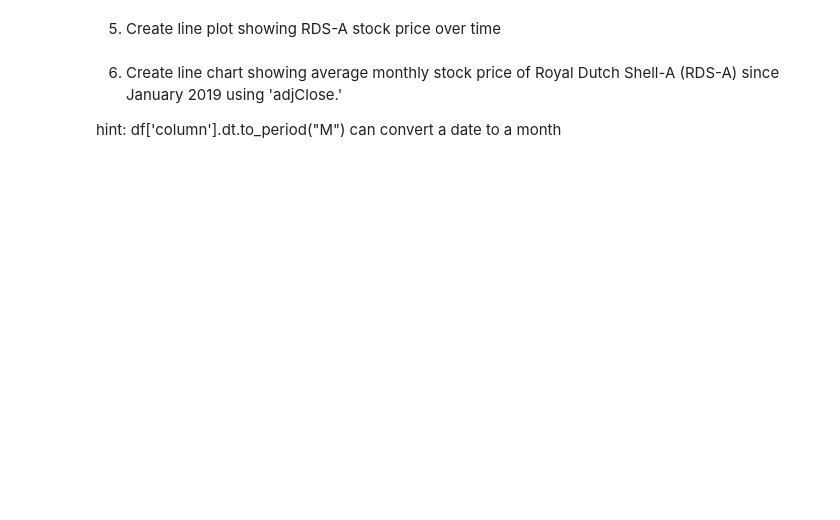
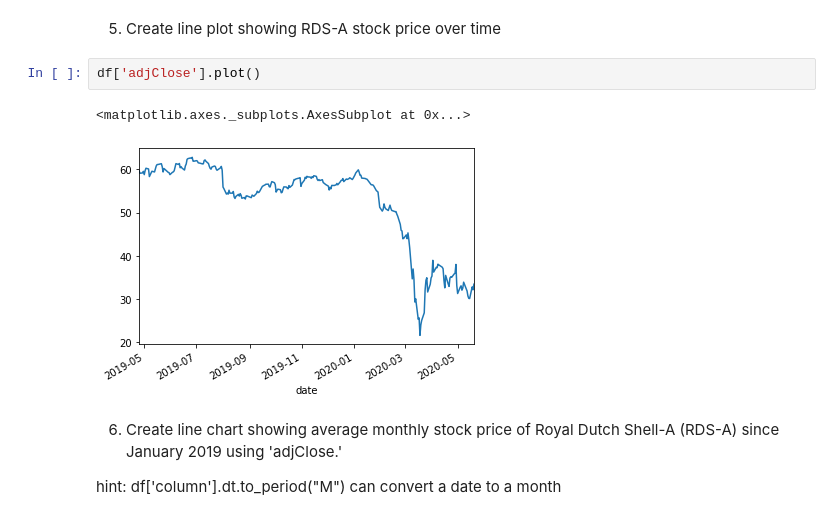
Before and after one commit to NachoLink/pyfi, a Jupyter notebook: Python for Finance/Answer Keys/PyFi 7 - Getting stock price data with an API - Answer Key.ipynb, the cells around one changed output. Cells and saved outputs as stored; diff of their text form; blank space fills up the shorter version.

```diff
--- a/Python for Finance/Answer Keys/PyFi 7 - Getting stock price data with an API - Answer Key.ipynb
+++ b/Python for Finance/Answer Keys/PyFi 7 - Getting stock price data with an API - Answer Key.ipynb
@@ -205,5 +286,10 @@ Yikes! Our returns are pretty bad just following the Bollinger Band strategy. We
 # %% [markdown]
 5. Create line plot showing RDS-A stock price over time
+# %%
+df['adjClose'].plot()
+# %% [output]
+<matplotlib.axes._subplots.AxesSubplot at 0x...>
+[figure, added]
 # %% [markdown]
 6. Create line chart showing average monthly stock price of Royal Dutch Shell-A (RDS-A) since January 2019 using 'adjClose.'
 
```
Also changed, not shown: parts of 17 cells of this notebook, 3 other files.
